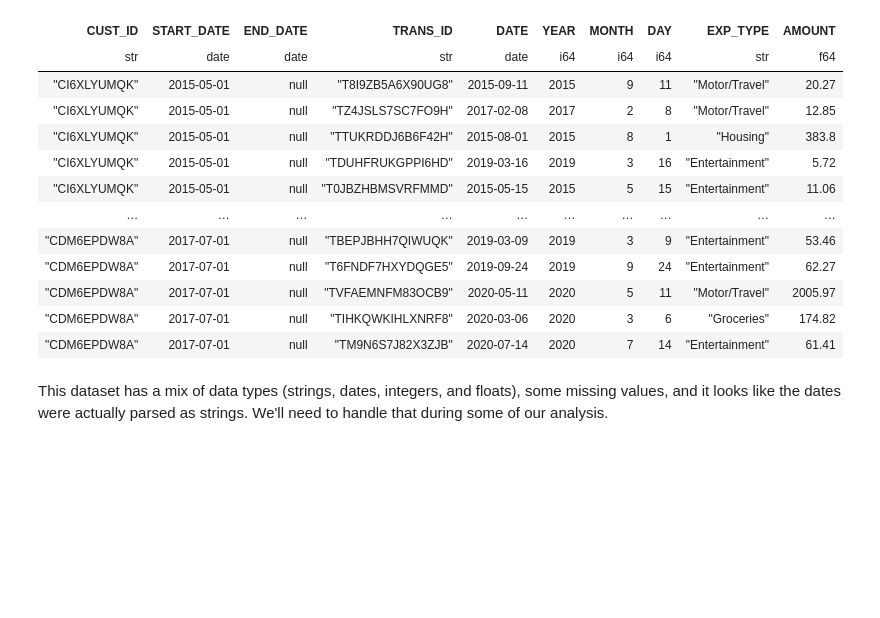
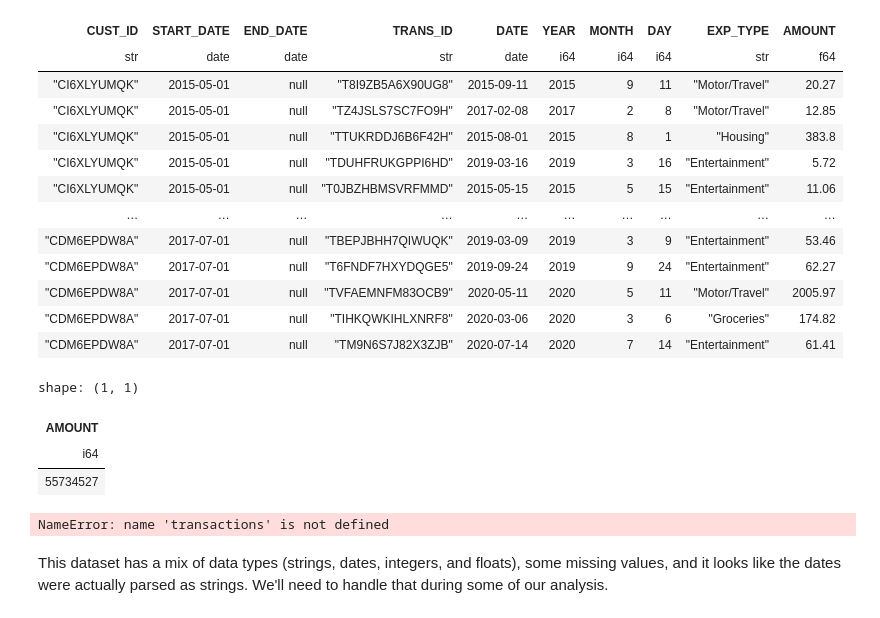
Before and after one commit to Viny2030/polars, a Jupyter notebook: polars_gpu_engine_demo.ipynb, the cells around one changed output. Saved outputs shown, nothing was run; the diff lists cells and outputs as text; code cells hidden in the pictures; blank space fills up the shorter version.

```diff
--- a/polars_gpu_engine_demo.ipynb
+++ b/polars_gpu_engine_demo.ipynb
@@ -242,3 +321,25 @@ shape: (52_393_943, 10)
 | "CDM6EPDW8A" | 2017-07-01 | null | "TVFAEMNFM83OCB9" | 2020-05-11 | 2020 | 5 | 11 | "Motor/Travel" | 2005.97 |
 | "CDM6EPDW8A" | 2017-07-01 | null | "TIHKQWKIHLXNRF8" | 2020-03-06 | 2020 | 3 | 6 | "Groceries" | 174.82 |
 | "CDM6EPDW8A" | 2017-07-01 | null | "TM9N6S7J82X3ZJB" | 2020-07-14 | 2020 | 7 | 14 | "Entertainment" | 61.41 |
+# %%
+transactions.filter(
+    (pl.col("YEAR") == 2020) &
+    (pl.col("EXP_TYPE") == "Housing")
+).select(
+    pl.sum("AMOUNT").cast(pl.Int64)
+).collect(engine="gpu")
+# %% [output]
+shape: (1, 1)
+| AMOUNT |
+| i64 |
+| 55734527 |
+# %%
+transactions.group_by(
+    "EXP_TYPE"
+).agg(
+    pl.sum("AMOUNT")
+).sort(
+    by="AMOUNT", descending=True
+).collect(engine="gpu")
+# %% [output]
+NameError: name 'transactions' is not defined
```
Also changed, not shown: parts of 36 cells of this notebook.
